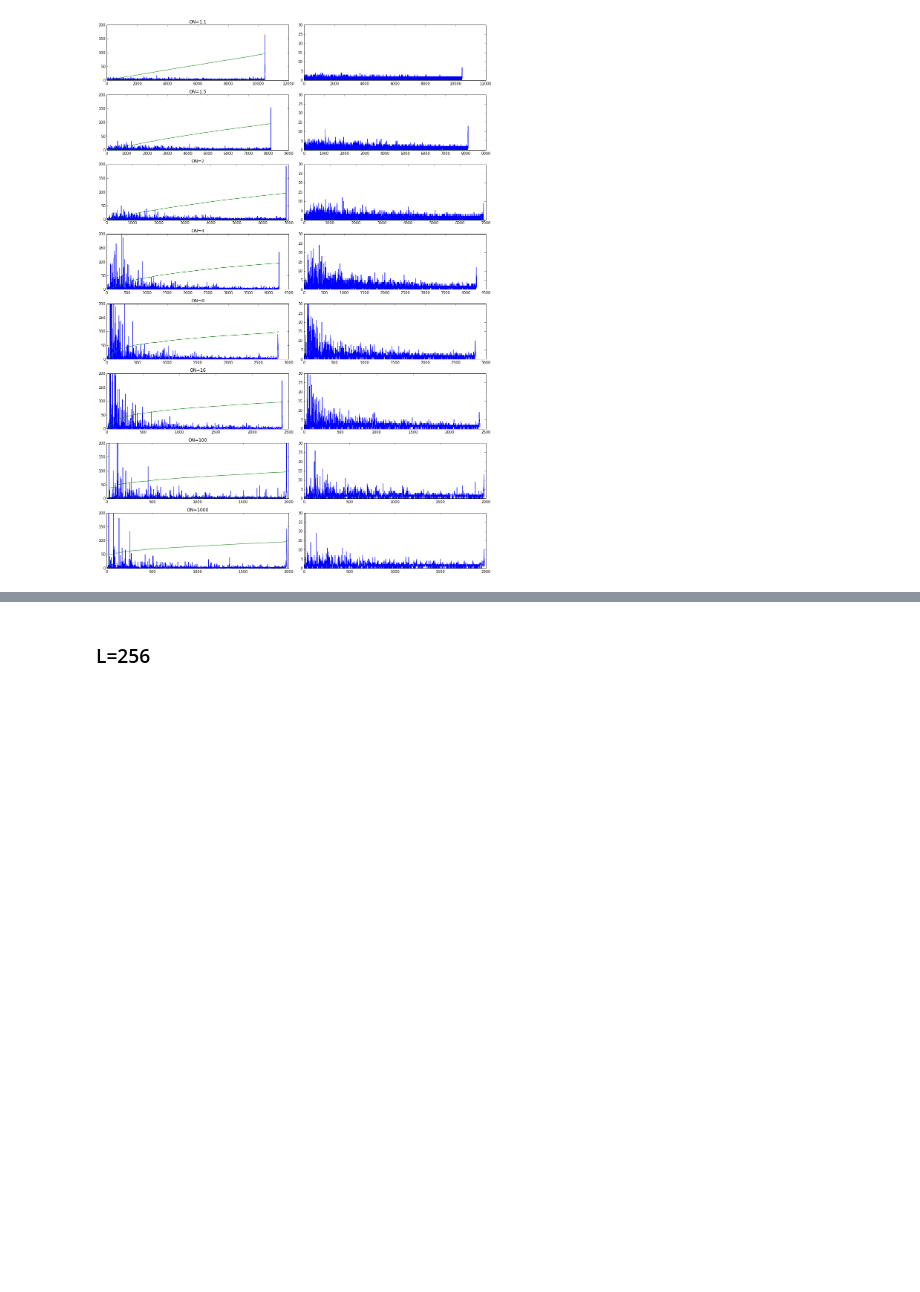
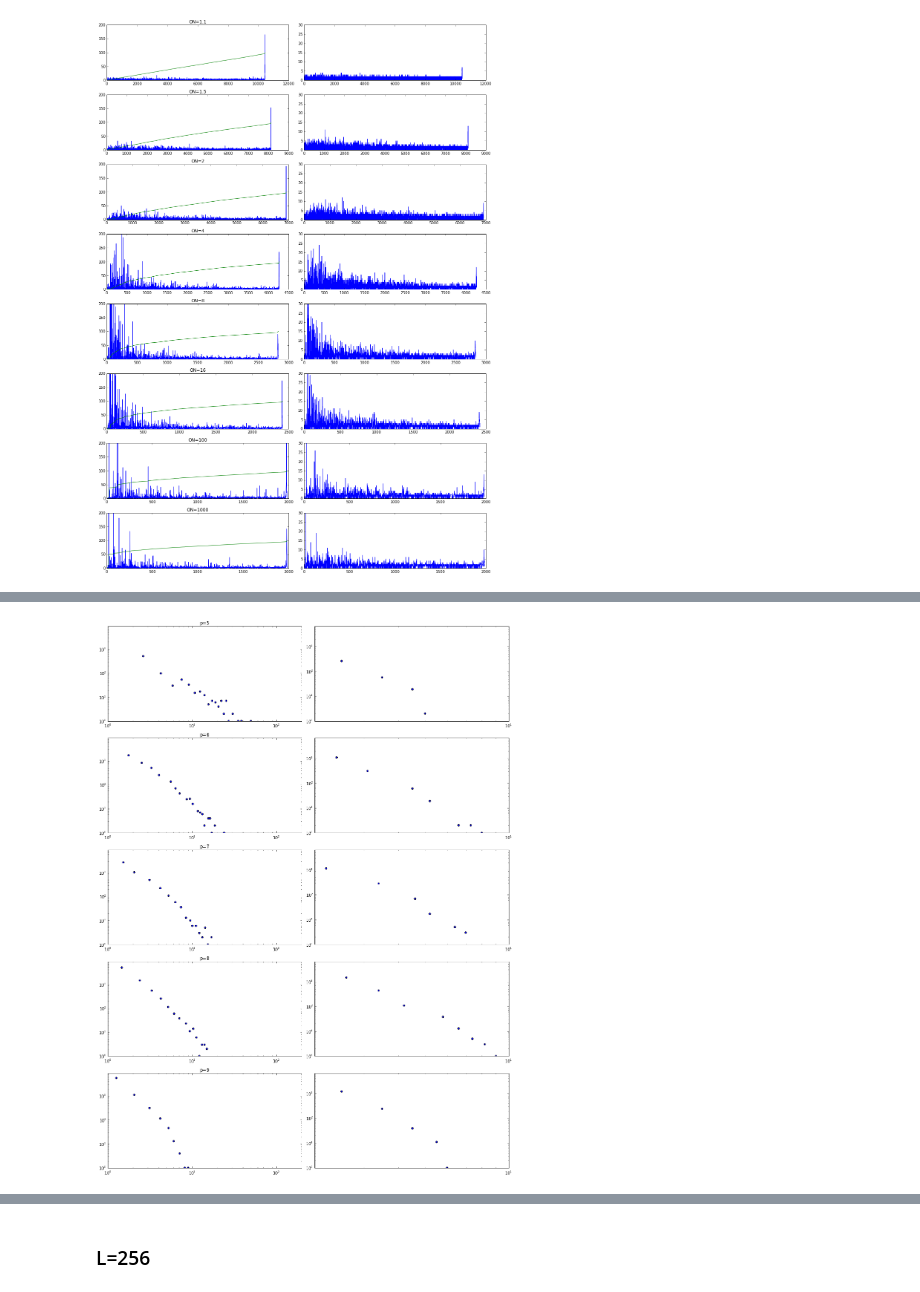
Before and after one commit to forrestsheldon/memNets, a Jupyter notebook: Memristor_Fuse_Data.ipynb, the cells around one changed output, grey strips where cells are left out. Drawn from its saved outputs; the diff is of its cells as text; code cells hidden in the pictures; blank space fills up the shorter version.

```diff
--- a/Memristor_Fuse_Data.ipynb
+++ b/Memristor_Fuse_Data.ipynb
@@ -249,0 +370,57 @@ fig.tight_layout()
+# %%
+fig, ax = plt.subplots(5, 2, figsize=(15, 20))
+
+ax[0,0].scatter(bins_L128_p5_ON2[1:], hist_L128_p5_ON2, c='b')
+ax[0,0].set_title('p=5')
+ax[0,0].set_xlim(1, 200)
+ax[0,0].set_ylim(1, 9000)
+
+ax[0,1].scatter(bins_steps_L128_p5_ON2[1:], hist_steps_L128_p5_ON2)
+ax[0,1].set_xlim(2, 10)
+ax[0,1].set_ylim(1, 6500)
+
+ax[1,0].scatter(bins_L128_p6_ON2[1:], hist_L128_p6_ON2, c='b')
+ax[1,0].set_title('p=6')
+ax[1,0].set_xlim(1, 200)
+ax[1,0].set_ylim(1, 9000)
+
+ax[1,1].scatter(bins_steps_L128_p6_ON2[1:], hist_steps_L128_p6_ON2)
+ax[1,1].set_xlim(2, 10)
+ax[1,1].set_ylim(1, 6500)
+
+ax[2,0].scatter(bins_L128_p7_ON2[1:], hist_L128_p7_ON2, c='b')
+ax[2,0].set_title('p=7')
+ax[2,0].set_xlim(1, 200)
+ax[2,0].set_ylim(1, 9000)
+
+ax[2,1].scatter(bins_steps_L128_p7_ON2[1:], hist_steps_L128_p7_ON2)
+ax[2,1].set_xlim(2, 10)
+ax[2,1].set_ylim(1, 6500)
+
+ax[3,0].scatter(bins_L128_p8_ON2[1:], hist_L128_p8_ON2, c='b')
+ax[3,0].set_title('p=8')
+ax[3,0].set_xlim(1, 200)
+ax[3,0].set_ylim(1, 9000)
+
+ax[3,1].scatter(bins_steps_L128_p8_ON2[1:], hist_steps_L128_p8_ON2)
+ax[3,1].set_xlim(2, 10)
+ax[3,1].set_ylim(1, 6500)
+
+ax[4,0].scatter(bins_L128_p9_ON2[1:], hist_L128_p9_ON2, c='b')
+ax[4,0].set_title('p=9')
+ax[4,0].set_xlim(1, 200)
+ax[4,0].set_ylim(1, 9000)
+
+ax[4,1].scatter(bins_steps_L128_p9_ON2[1:], hist_steps_L128_p9_ON2)
+ax[4,1].set_xlim(2, 10)
+ax[4,1].set_ylim(1, 6500)
+
+for plot_row in ax:
+    for a in plot_row:
+        a.set_xscale('log')
+        a.set_yscale('log')
+
+
+fig.tight_layout()
+# %% [output]
+[figure, added]
```
Also changed, not shown: parts of 13 cells of this notebook, 1 other file.
